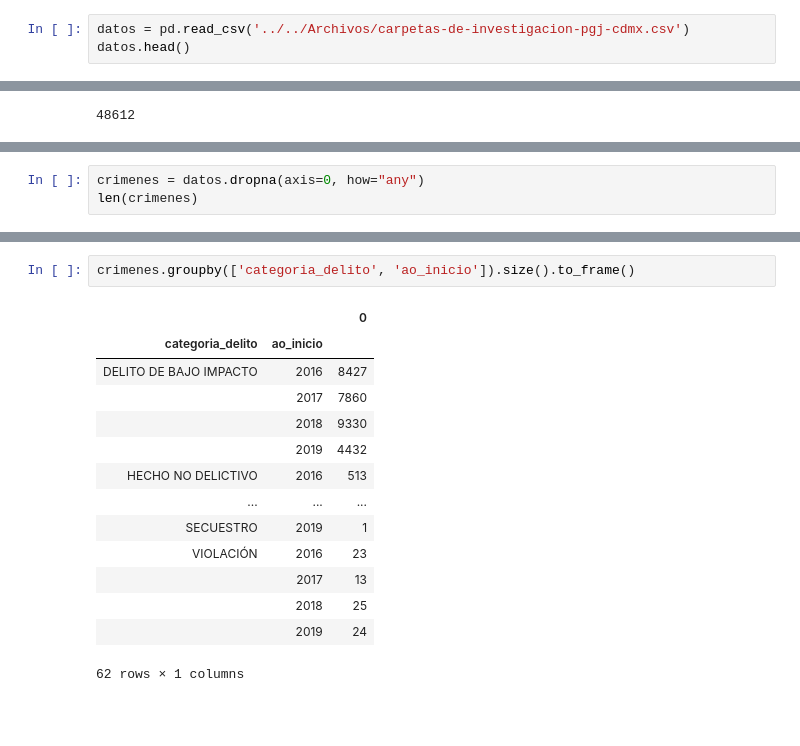
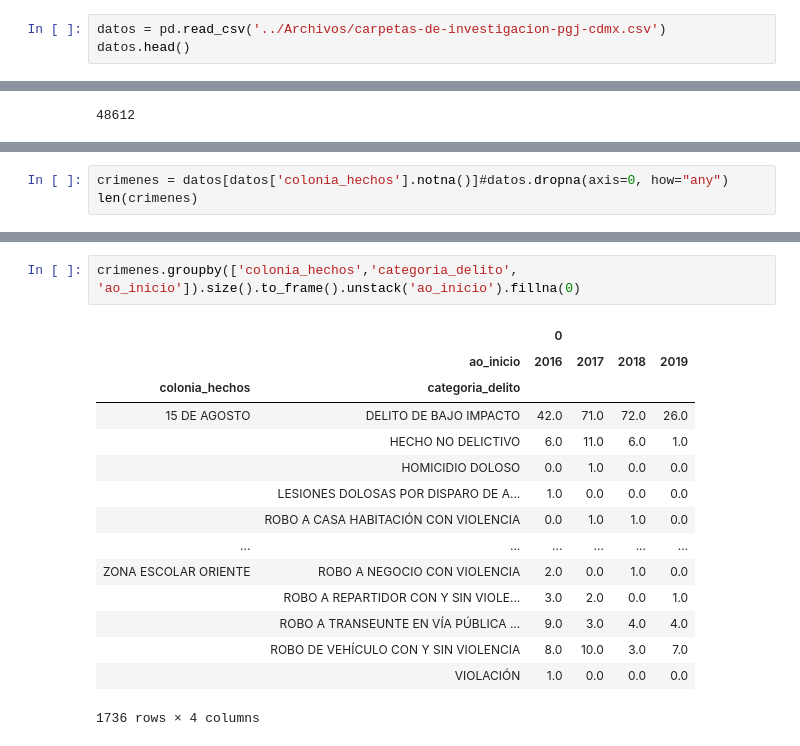
Before and after one commit to jesus-acm/crimeZone-python, a Jupyter notebook: Delitos de Gustavo A Madero.ipynb, the cells around one changed output, grey strips where cells are left out. Saved outputs shown, nothing was run; the diff lists cells and outputs as text; blank space fills up the shorter version.

```diff
--- a/Delitos de Gustavo A Madero.ipynb
+++ b/Delitos de Gustavo A Madero.ipynb
@@ -4,5 +7,5 @@ import matplotlib.pyplot as plt
 # %%
-datos = pd.read_csv('../../Archivos/carpetas-de-investigacion-pgj-cdmx.csv')
+datos = pd.read_csv('../Archivos/carpetas-de-investigacion-pgj-cdmx.csv')
 datos.head()
 # %% [output]
 |  | año_hechos | mes_hechos | fecha_hechos | delito | categoria_delito | fiscalía | agencia | ... |
@@ -23,4 +34,4 @@ pd.isnull(datos).values.ravel().sum()
 # %%
-crimenes = datos.dropna(axis=0, how="any")
+crimenes = datos[datos['colonia_hechos'].notna()]#datos.dropna(axis=0, how="any")
 len(crimenes)
 # %% [output]
@@ -50,17 +155,18 @@ dtype: int64
 # %%
-crimenes.groupby(['categoria_delito', 'ao_inicio']).size().to_frame()
+crimenes.groupby(['colonia_hechos','categoria_delito', 'ao_inicio']).size().to_frame().unstack('ao_inicio').fillna(0)
 # %% [output]
-|  |  | 0 |
-| categoria_delito | ao_inicio |  |
-| DELITO DE BAJO IMPACTO | 2016 | 8427 |
-|  | 2017 | 7860 |
-|  | 2018 | 9330 |
-|  | 2019 | 4432 |
-| HECHO NO DELICTIVO | 2016 | 513 |
-| ... | ... | ... |
-| SECUESTRO | 2019 | 1 |
-| VIOLACIÓN | 2016 | 23 |
-|  | 2017 | 13 |
-|  | 2018 | 25 |
-|  | 2019 | 24 |
+|  |  | 0 |  |  |  |
+|  | ao_inicio | 2016 | 2017 | 2018 | 2019 |
+| colonia_hechos | categoria_delito |  |  |  |  |
+| 15 DE AGOSTO | DELITO DE BAJO IMPACTO | 42.0 | 71.0 | 72.0 | 26.0 |
+|  | HECHO NO DELICTIVO | 6.0 | 11.0 | 6.0 | 1.0 |
+|  | HOMICIDIO DOLOSO | 0.0 | 1.0 | 0.0 | 0.0 |
+|  | LESIONES DOLOSAS POR DISPARO DE A... | 1.0 | 0.0 | 0.0 | 0.0 |
+|  | ROBO A CASA HABITACIÓN CON VIOLENCIA | 0.0 | 1.0 | 1.0 | 0.0 |
+| ... | ... | ... | ... | ... | ... |
+| ZONA ESCOLAR ORIENTE | ROBO A NEGOCIO CON VIOLENCIA | 2.0 | 0.0 | 1.0 | 0.0 |
+|  | ROBO A REPARTIDOR CON Y SIN VIOLE... | 3.0 | 2.0 | 0.0 | 1.0 |
+|  | ROBO A TRANSEUNTE EN VÍA PÚBLICA ... | 9.0 | 3.0 | 4.0 | 4.0 |
+|  | ROBO DE VEHÍCULO CON Y SIN VIOLENCIA | 8.0 | 10.0 | 3.0 | 7.0 |
+|  | VIOLACIÓN | 1.0 | 0.0 | 0.0 | 0.0 |
-62 rows × 1 columns
+1736 rows × 4 columns
```
Also changed, not shown: parts of 20 cells of this notebook.
